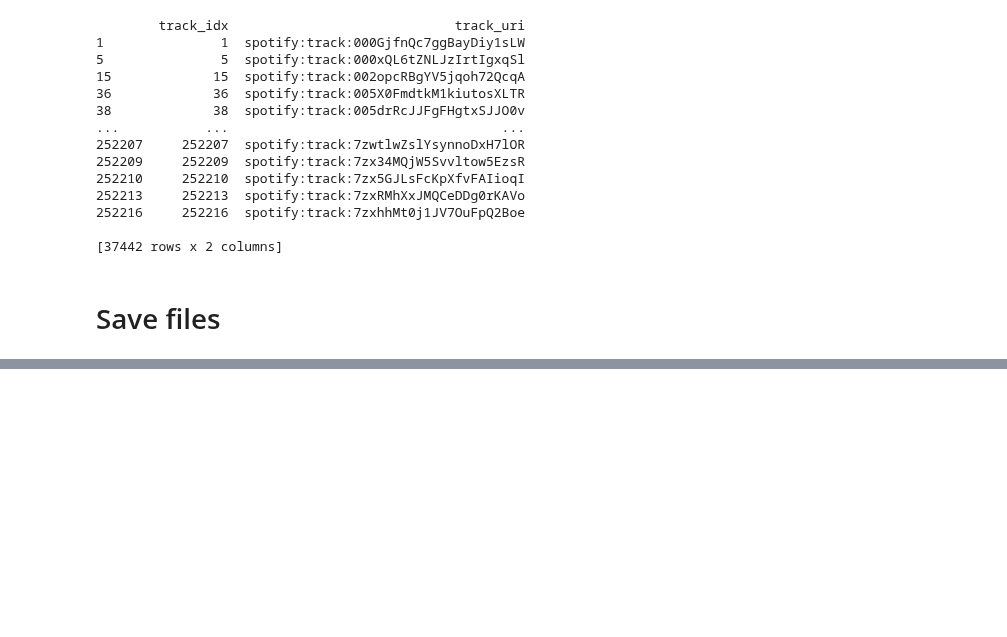
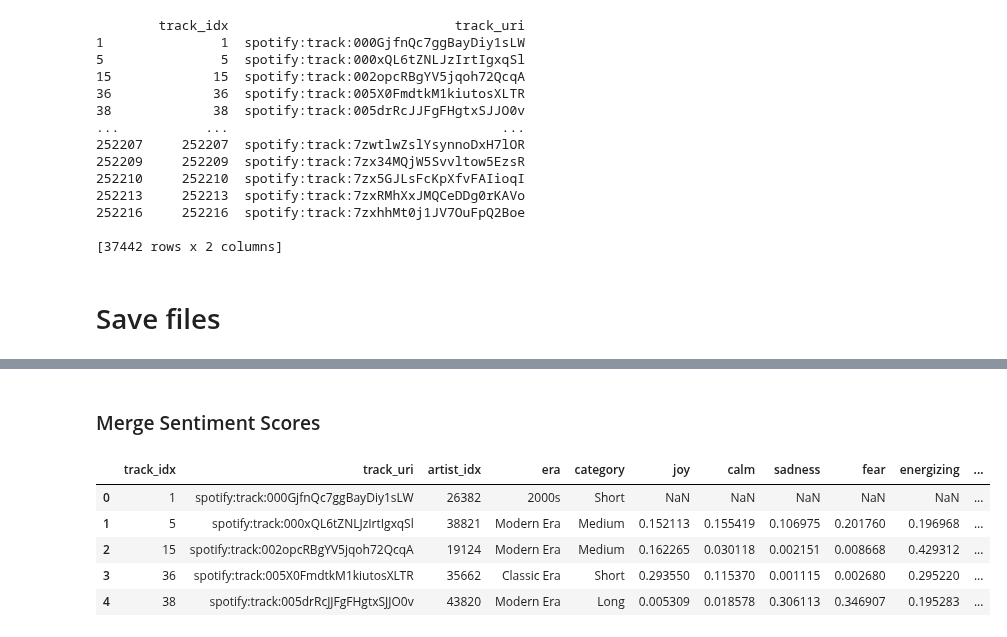
Before and after one commit to ouch528/Spotifynd, a Jupyter notebook: 1000_sampling/script.ipynb, the cells around one changed output, grey strips where cells are left out. Cells and saved outputs as stored; diff of their text form; code cells hidden in the pictures; blank space fills up the shorter version.

```diff
--- a/1000_sampling/script.ipynb
+++ b/1000_sampling/script.ipynb
@@ -80,0 +86,4 @@ filtered_track.to_parquet("datasets/1000_track.parquet", index=False)
+# %%
+pop_era_duration_artist_idx = pd.read_parquet("../phase2_data_cleaning/cleaned dataset/track_cleaned.parquet", columns=["track_idx","artist_idx", "era", "category"])
+sentiment = pd.read_parquet("../phase3_feature_engineering/scores/sentiment_scores_1000_subsample.parquet")
+genre = pd.read_parquet("../phase3_feature_engineering/scores/genre_scores.parquet")
@@ -80,0 +92,6 @@ filtered_track.to_parquet("datasets/1000_track.parquet", index=False)
+# %%
+# Perform the merge on 'track_idx'
+track_final = pd.merge(filtered_track, pop_era_duration_artist_idx, on='track_idx', how='inner')
+
+# Display the merged DataFrame
+track_final.head()
@@ -80,0 +105,12 @@ filtered_track.to_parquet("datasets/1000_track.parquet", index=False)
+# %% [markdown]
+### Merge Sentiment Scores
+# %%
+track_final = pd.merge(track_final, sentiment, on='track_idx', how='left')
+track_final.head()
+# %% [output]
+|  | track_idx | track_uri | artist_idx | era | category | joy | calm | sadness | fear | energizing | ... |
+| 0 | 1 | spotify:track:000GjfnQc7ggBayDiy1sLW | 26382 | 2000s | Short | NaN | NaN | NaN | NaN | NaN | ... |
+| 1 | 5 | spotify:track:000xQL6tZNLJzIrtIgxqSl | 38821 | Modern Era | Medium | 0.152113 | 0.155419 | 0.106975 | 0.201760 | 0.196968 | ... |
+| 2 | 15 | spotify:track:002opcRBgYV5jqoh72QcqA | 19124 | Modern Era | Medium | 0.162265 | 0.030118 | 0.002151 | 0.008668 | 0.429312 | ... |
+| 3 | 36 | spotify:track:005X0FmdtkM1kiutosXLTR | 35662 | Classic Era | Short | 0.293550 | 0.115370 | 0.001115 | 0.002680 | 0.295220 | ... |
+| 4 | 38 | spotify:track:005drRcJJFgFHgtxSJJO0v | 43820 | Modern Era | Long | 0.005309 | 0.018578 | 0.306113 | 0.346907 | 0.195283 | ... |
```
Also changed, not shown: parts of 21 cells of this notebook, 3 other files.
